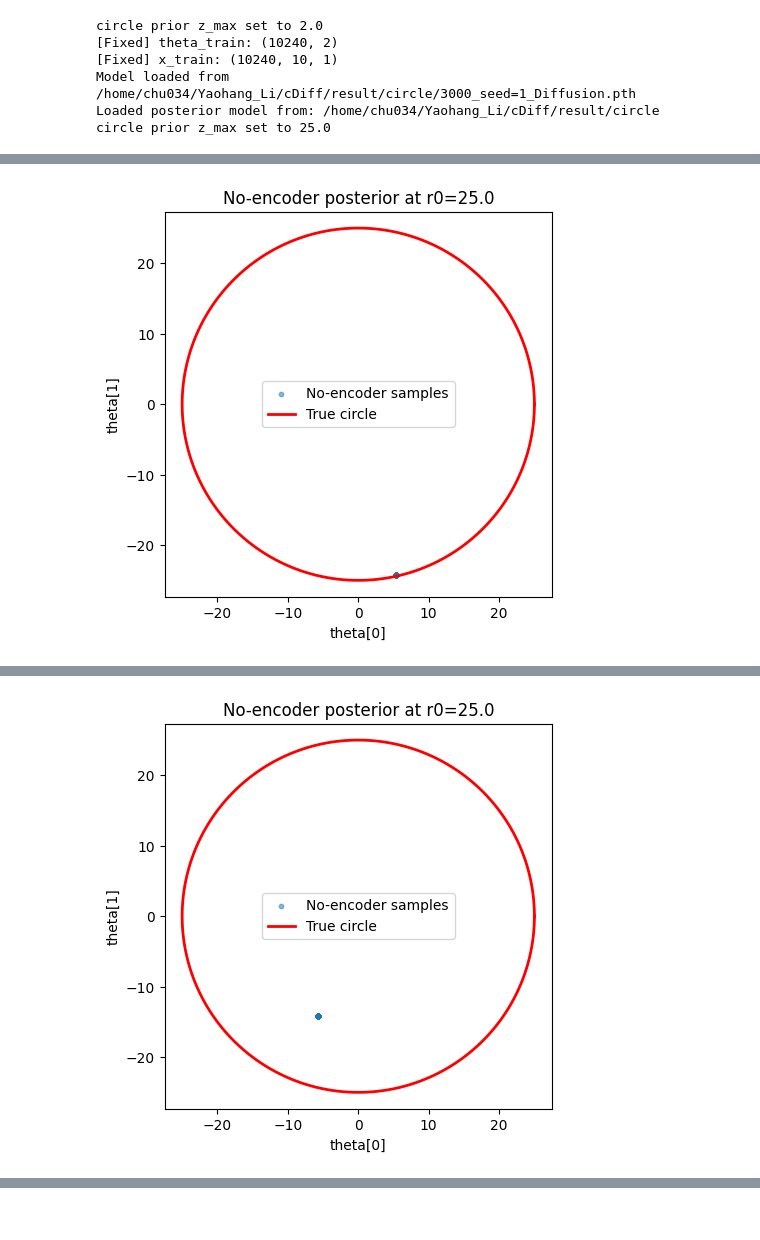
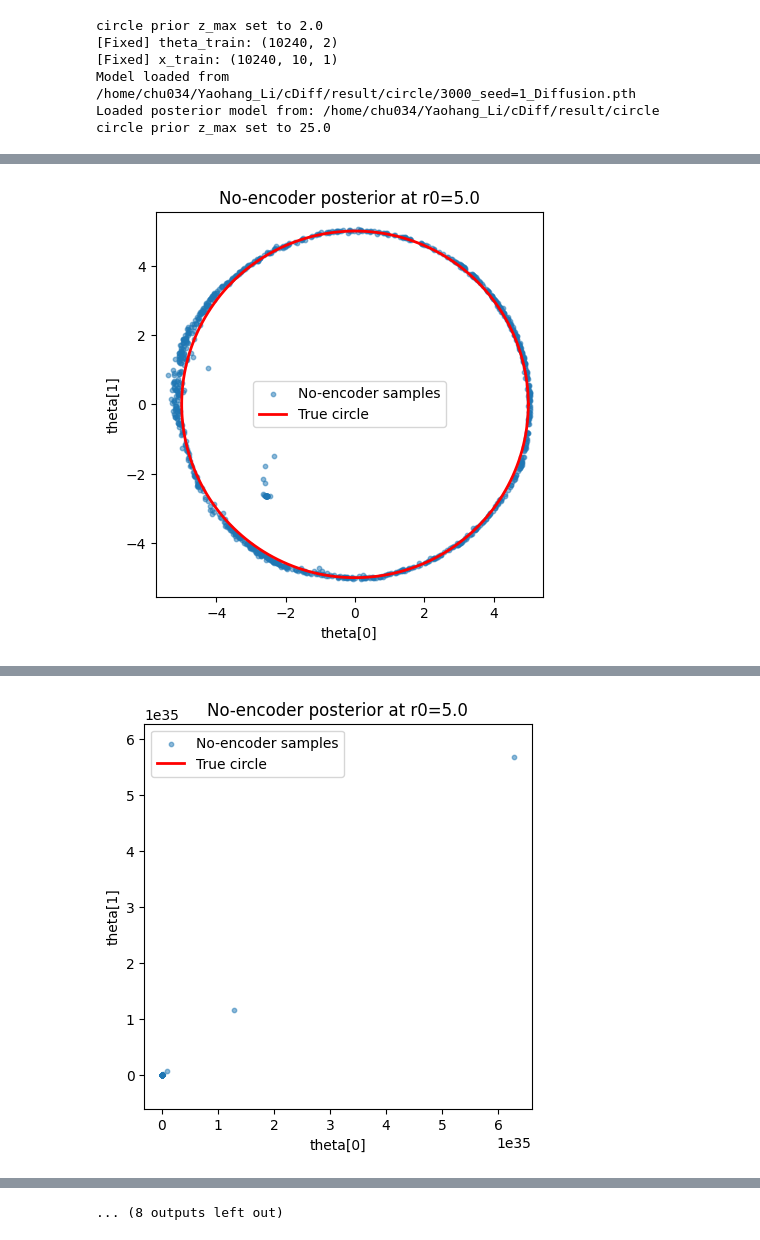
Before and after one commit to Chunyu-Hugh/cDiff, a Jupyter notebook: main_circle_adaptive.ipynb, the cells around one changed output, grey strips where cells are left out. Cells and saved outputs as stored; diff of their text form; code cells hidden in the pictures.

```diff
--- a/main_circle_adaptive.ipynb
+++ b/main_circle_adaptive.ipynb
@@ -211,7 +211,7 @@ import torch
 import numpy as np
 import matplotlib.pyplot as plt
 
-r0_noenc = 4.0
+r0_noenc = 2.0
 num_samples = 1000
 
 with torch.no_grad():
@@ -239,7 +239,7 @@ posterior_big = None
 epochs = 200
 # Observed radius set: repeated constant 3.0, shape (1, obs_dim, 1)
 x_obs_set = torch.full((1, obs_dim, 1), 3.0, dtype=torch.float32, device=device)
-
+n_rounds = 10
 for round_idx in range(n_rounds):
     print(f"\n--- Round {round_idx+1}/{n_rounds} ---")
 
@@ -307,7 +307,7 @@ for round_idx in range(n_rounds):
     import torch
     import numpy as np
     import matplotlib.pyplot as plt
-    r0_noenc = 25.0
+    r0_noenc = 5.0
     num_samples = 1000
 
     with torch.no_grad():
@@ -341,2 +341,2 @@ Round 1 done. Saved: /home/chu034/Yaohang_Li/cDiff/result/bigposterior_round1.pt
 Round 2 done. Saved: /home/chu034/Yaohang_Li/cDiff/result/bigposterior_round2.pt
-[figure, old version]
+[figure, new version]
@@ -347,2 +347,2 @@ Round 2 done. Saved: /home/chu034/Yaohang_Li/cDiff/result/bigposterior_round2.pt
 Round 3 done. Saved: /home/chu034/Yaohang_Li/cDiff/result/bigposterior_round3.pt
-[figure, old version]
+[figure, new version]
@@ -361,3 +367,4 @@ Round 5 done. Saved: /home/chu034/Yaohang_Li/cDiff/result/bigposterior_round5.pt
+... (8 outputs left out)
 # %%
 # No-encoder: sample at specific radius r0 and overlay true circle
 
```
Also changed, not shown: parts of 7 cells of this notebook, 4 other files.
